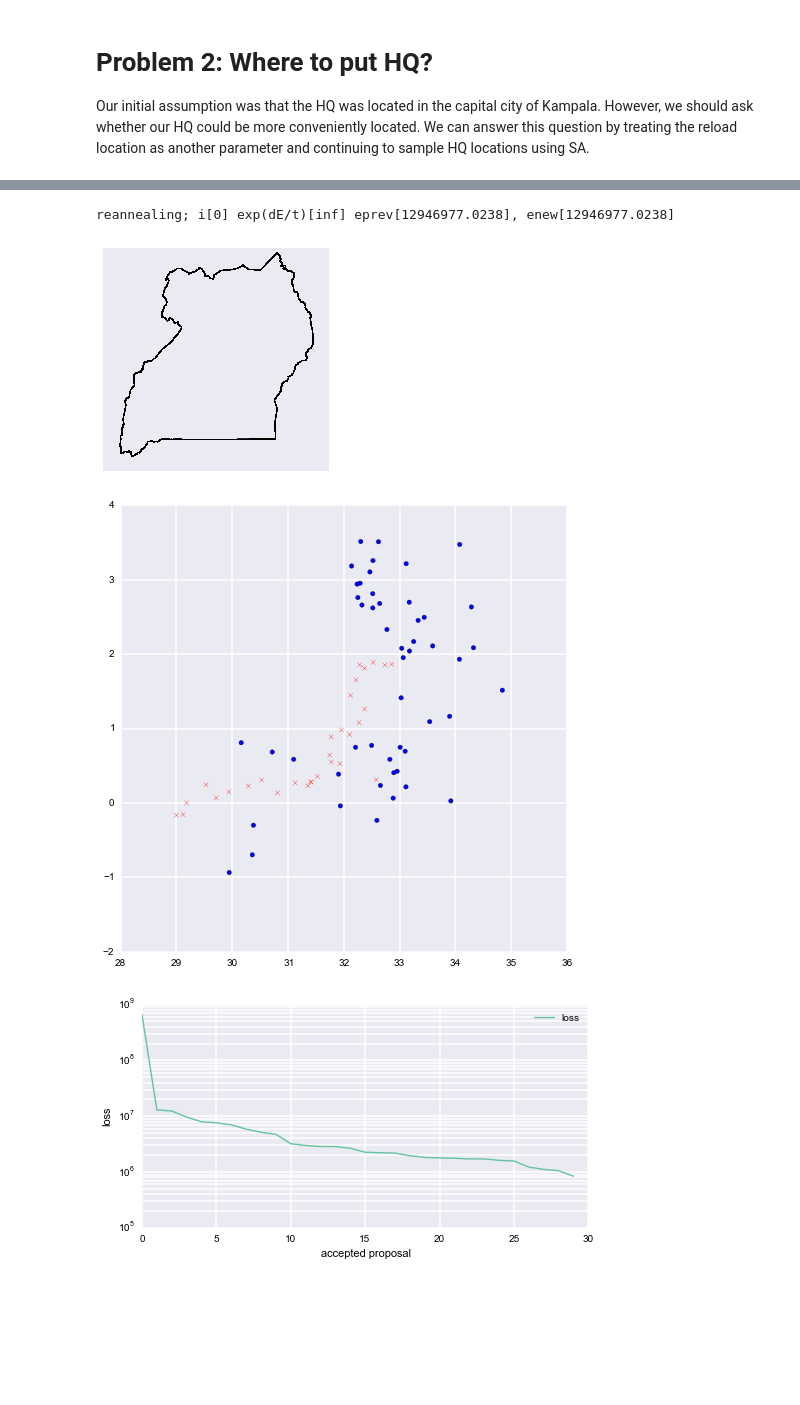
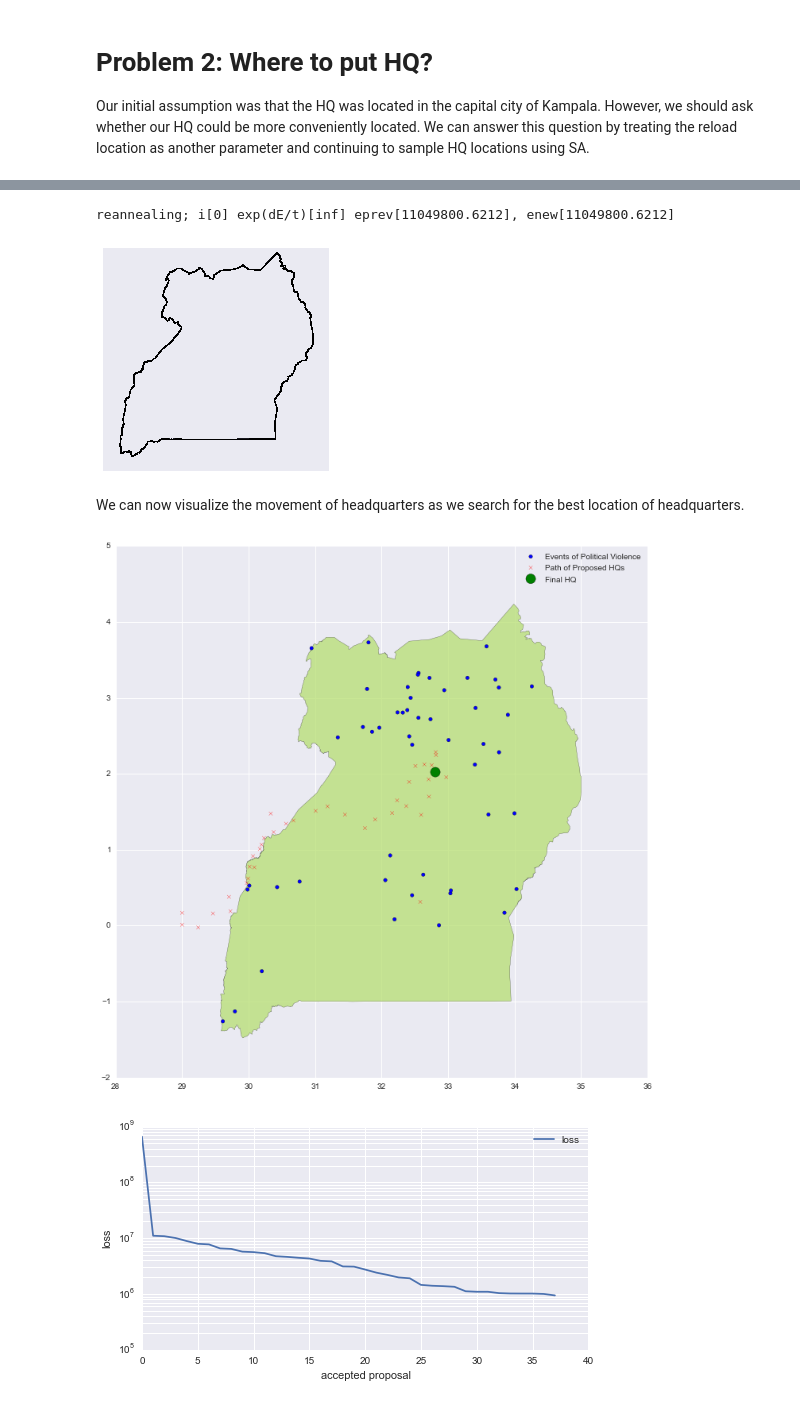
Before and after one commit to pjbull/civil_conflict, a Jupyter notebook: Uganda_Political_Conflict.ipynb, the cells around one changed output, grey strips where cells are left out. Cells and saved outputs as stored; diff of their text form; code cells hidden in the pictures; blank space fills up the shorter version.

```diff
--- a/Uganda_Political_Conflict.ipynb
+++ b/Uganda_Political_Conflict.ipynb
@@ -285,5 +292,5 @@ plt.show()
 
 Our initial assumption was that the HQ was located in the capital city of Kampala. However, we should ask whether our HQ could be more conveniently located. We can answer this question by treating the reload location as another parameter and continuing to sample HQ locations using SA.
 # %%
-r2 = HqLocatorUganda(n=50, proposed_location=np.array([32.5811, 0.3136]))
+r2 = HqLocatorUganda(n=50, proposed_location=np.array([32.5811, 0.3136]), data_model=conflict_model)
 # %% [output]
@@ -294,22 +303,28 @@ res, losses, hqs = sim_anneal(r2.loss, r2.perturb, x0,
                                 t0=1000.0, ntrial=1000, reanneal=1000,
                                 other_func=r2.proposed_location, verbose=True)
 # %% [output]
-reannealing; i[0] exp(dE/t)[inf] eprev[12946977.0238], enew[12946977.0238]
+reannealing; i[0] exp(dE/t)[inf] eprev[11049800.6212], enew[11049800.6212]
 [figure]
+# %% [markdown]
+We can now visualize the movement of headquarters as we search for the best location of headquarters.
 # %%
-fig, ax = plt.subplots(figsize=(8, 8))
-ax.scatter(*np.hsplit(r2.cities[:, :], 2), c='b', zorder=5)
-ax.scatter(*np.hsplit(hqs[:, :], 2), c='r', marker='x', zorder=5)
+# plot the map of hq locations
+fig, ax = conflict_map.plot_map(outline_only=True)
+ax.scatter(*np.hsplit(r2.cities[:, :], 2), c='b', zorder=35, label="Events of Political Violence")
+ax.scatter(*np.hsplit(hqs[:, :], 2), c='r', marker='x', zorder=35, label="Path of Proposed HQs")
+ax.scatter(*np.hsplit(hqs[-1, :], 2), c='g', marker='o', s=150, zorder=35, label="Final HQ")
+plt.legend()
 plt.show()
 
+# plot the loss function
 fig = plt.figure(figsize=(8, 4))
 plt.plot(losses, label='loss')
 
 plt.legend()
 plt.xlabel('accepted proposal')
 plt.ylabel('loss')
 plt.semilogy()
 plt.show()
 # %% [output]
-[figure, old version]
+[figure, new version]
-[figure, old version]
+[figure, new version]
```
Also changed, not shown: parts of 14 cells of this notebook, 2 other files.
